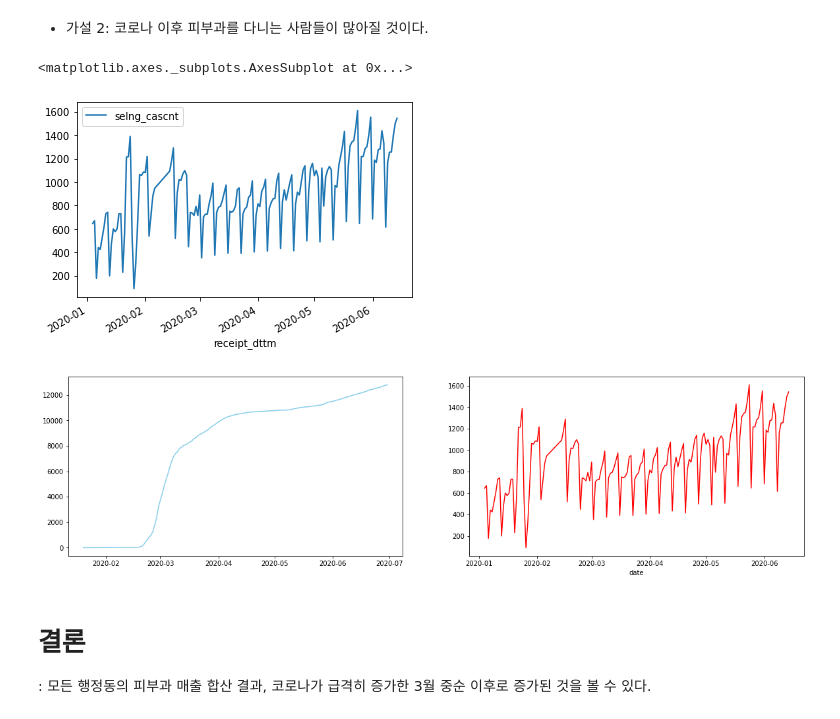
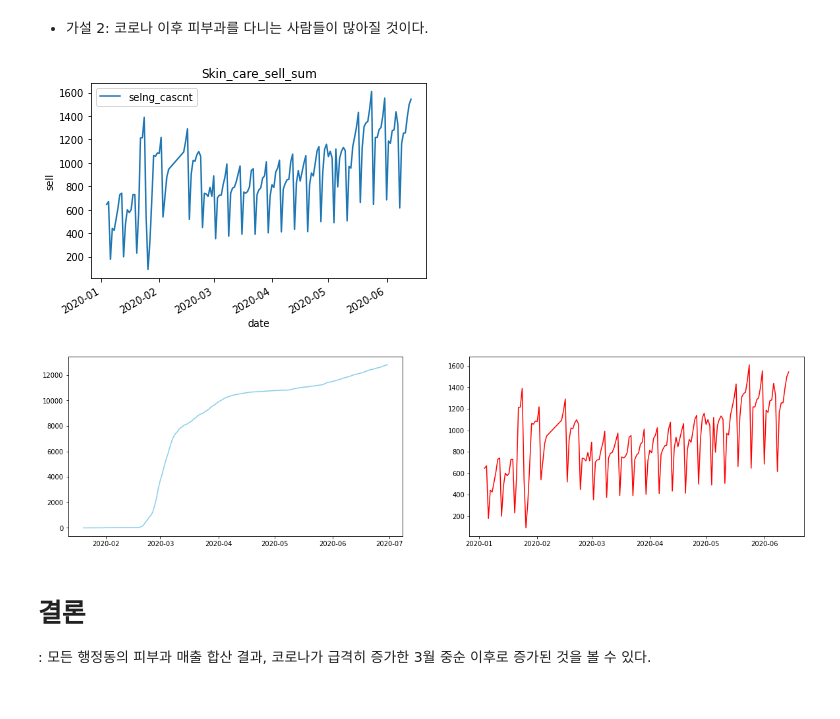
Before and after one commit to Pyeonseohee/Deeplearning, a Jupyter notebook: Datascience_Post_Covid19_1.ipynb, the cells around one changed output. Saved outputs shown, nothing was run; the diff lists cells and outputs as text; code cells hidden in the pictures.

```diff
--- a/Datascience_Post_Covid19_1.ipynb
+++ b/Datascience_Post_Covid19_1.ipynb
@@ -308,17 +303,19 @@ plt.show()
 # %%
 skin_care = DataFrame(group2[:, '피부미용실'])
 skin_care.plot()
+plt.xlabel('date')
+plt.ylabel('sell')
+plt.title('Skin_care_sell_sum')
+plt.show()
 # %% [output]
-<matplotlib.axes._subplots.AxesSubplot at 0x...>
-[figure, old version]
+[figure, new version]
 # %%
 fig, ax = plt.subplots(1, 2, figsize=(20, 5))
 ax[0].plot(confirm['date'], confirm['confirmed'], color = 'skyblue')
 ax[1].plot(skin_care.index, skin_care['selng_cascnt'], color = 'red')
-plt.xlabel('date')
 plt.show()
 # %% [output]
-[figure, old version]
+[figure, new version]
 # %% [markdown]
 # 결론
  : 모든 행정동의 피부과 매출 합산 결과, 코로나가 급격히 증가한 3월 중순 이후로 증가된 것을 볼 수 있다.
```
Also changed, not shown: parts of 16 cells of this notebook.
